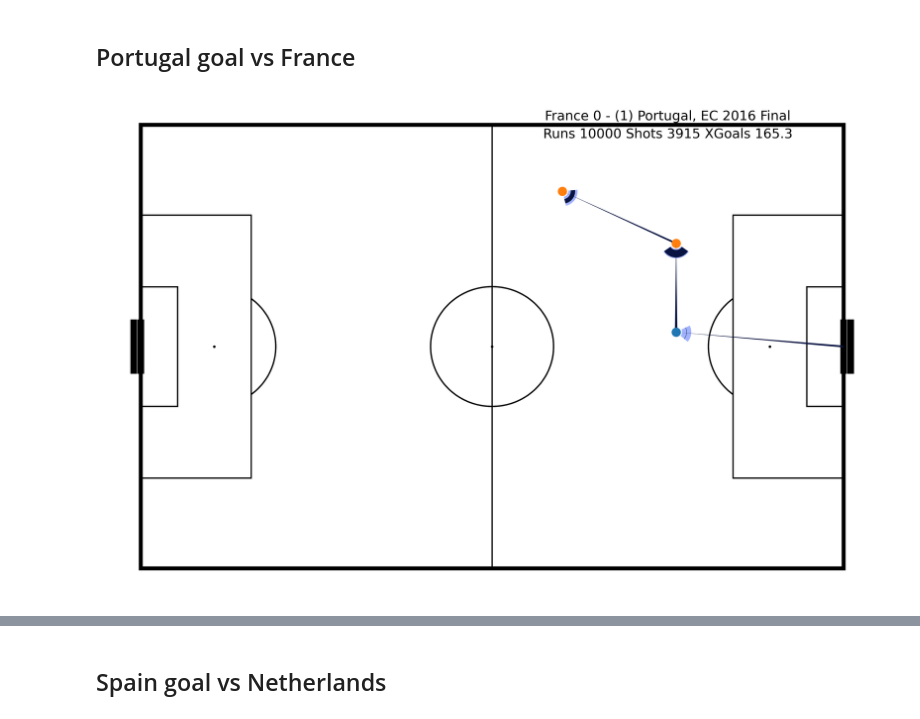
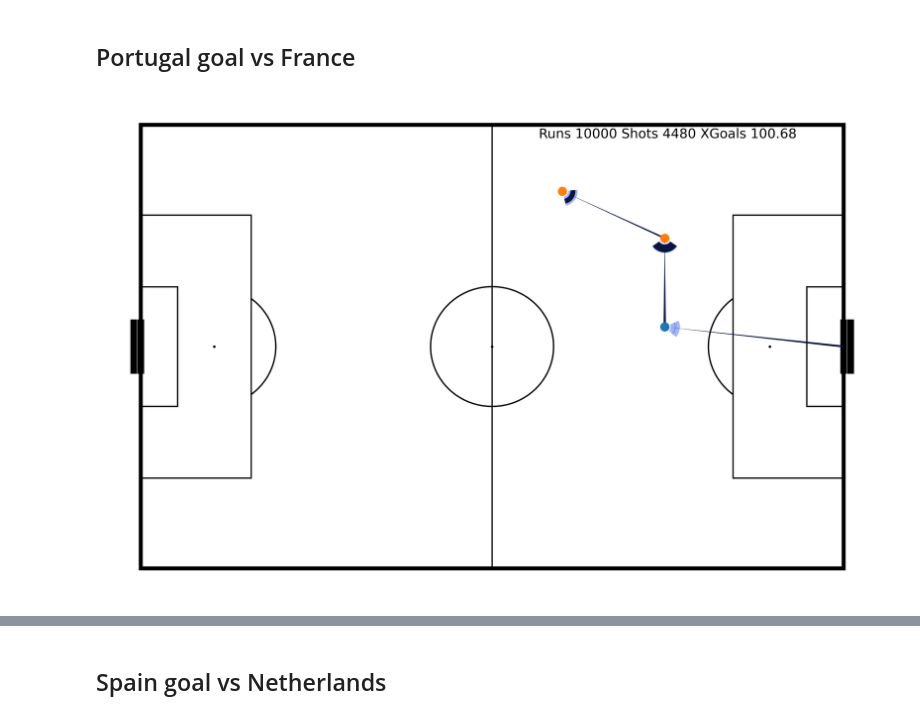
Before and after one commit to nvsclub/SoccerActionsSim, a Jupyter notebook: 008 Simulator.ipynb, the cells around one changed output, grey strips where cells are left out. Drawn from its saved outputs; the diff is of its cells as text; code cells hidden in the pictures.

```diff
--- a/008 Simulator.ipynb
+++ b/008 Simulator.ipynb
@@ -61,25 +61,25 @@ sim.draw_play_from_agent_set(agent_set, dpi=500, plot_now=True)
 # %%
 env = SoccerActionsEnv(0.60, 0.85, randomized_start=False, end_on_xg=True)
 
 count_shots = 0
 count_xgoals = 0.0
 agent_set = []
 all_runs_action_storage = []
 for _ in range(n_runs):
     env.reset()
 
-    if env.done == False: env.step([1, 0.2, 0.4])
+    if env.done == False: env.step([1, 0.18, 0.4])
     if env.done == False: env.step([1, 0.2, 0.25])
 
     if env.done == False:
         _,_,_,info = env.step([0, 0, 0])
         count_shots += 1
         count_xgoals += info['expectedGoals']
 
     all_runs_action_storage.append(env.action_storage)
 
-plt.text(75, 101, 'France 0 - (1) Portugal, EC 2016 Final', color = 'black', ha='center')
+#plt.text(75, 101, 'France 0 - (1) Portugal, EC 2016 Final', color = 'black', ha='center')
 plt.text(75, 97, 'Runs ' + str(n_runs) + ' Shots ' + str(count_shots) + ' XGoals ' + str(round(count_xgoals,2)), color = 'black', ha='center')
-draw.plot_multiple_action_sequences(all_runs_action_storage)
+draw.plot_multiple_action_sequences(all_runs_action_storage, dpi=288)
 # %% [output]
-[figure, old version]
+[figure, new version]
```
Also changed, not shown: parts of 3 cells of this notebook, 7 other files.
